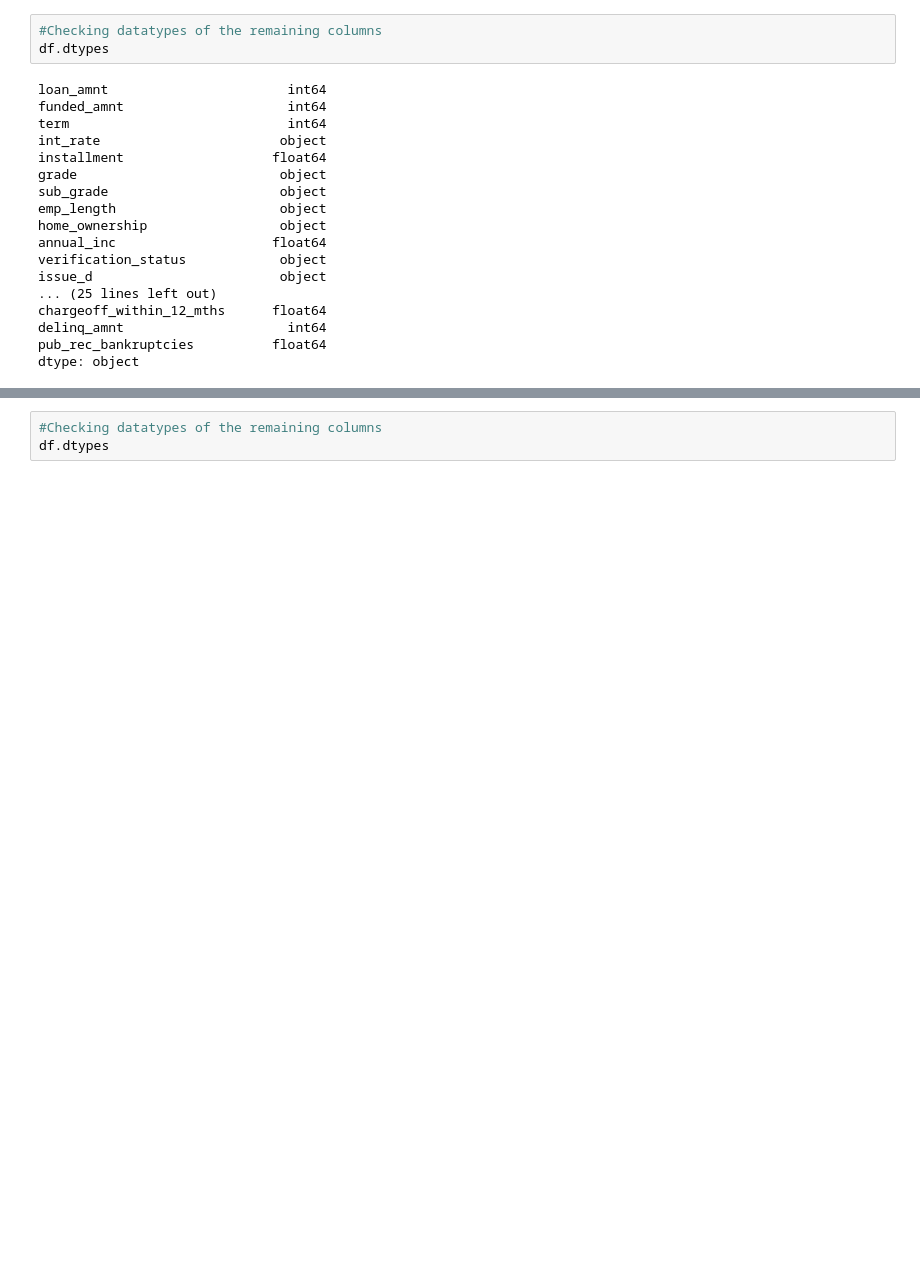
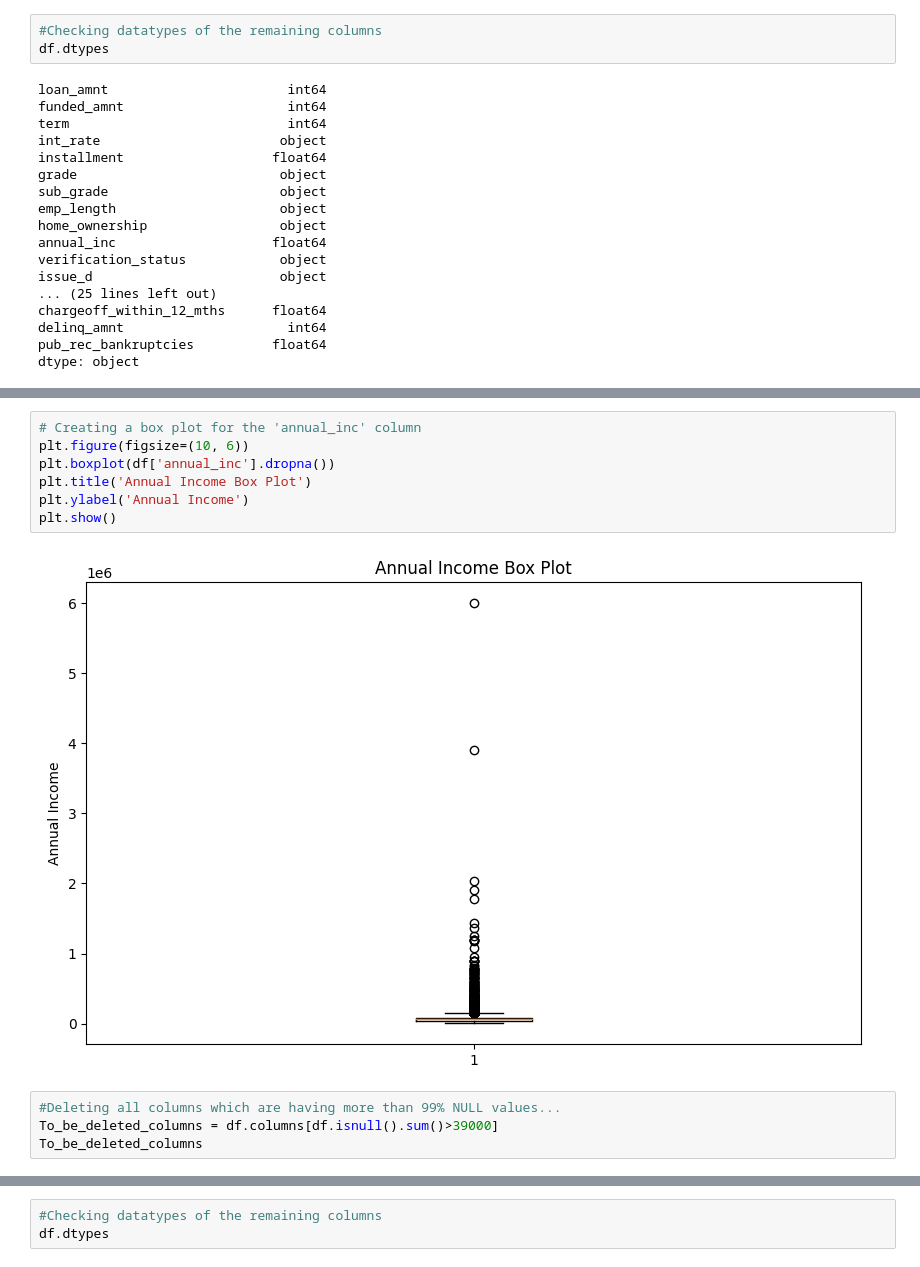
Before and after one commit to thomami244/LendingClubCaseStudy, a Jupyter notebook: Supriyo Roy & Michael Thomas - Lending Club Case Study.ipynb, the cells around one changed output, grey strips where cells are left out. Drawn from its saved outputs; the diff is of its cells as text; blank space fills up the shorter version.

```diff
--- a/Supriyo Roy & Michael Thomas - Lending Club Case Study.ipynb
+++ b/Supriyo Roy & Michael Thomas - Lending Club Case Study.ipynb
@@ -360,0 +372,13 @@ plt.show()
+# %%
+# Creating a box plot for the 'annual_inc' column
+plt.figure(figsize=(10, 6))
+plt.boxplot(df['annual_inc'].dropna())
+plt.title('Annual Income Box Plot')
+plt.ylabel('Annual Income')
+plt.show()
+# %% [output]
+[figure, added]
+# %%
+#Deleting all columns which are having more than 99% NULL values...
+To_be_deleted_columns = df.columns[df.isnull().sum()>39000]
+To_be_deleted_columns
```
Also changed, not shown: parts of 10 cells of this notebook.
